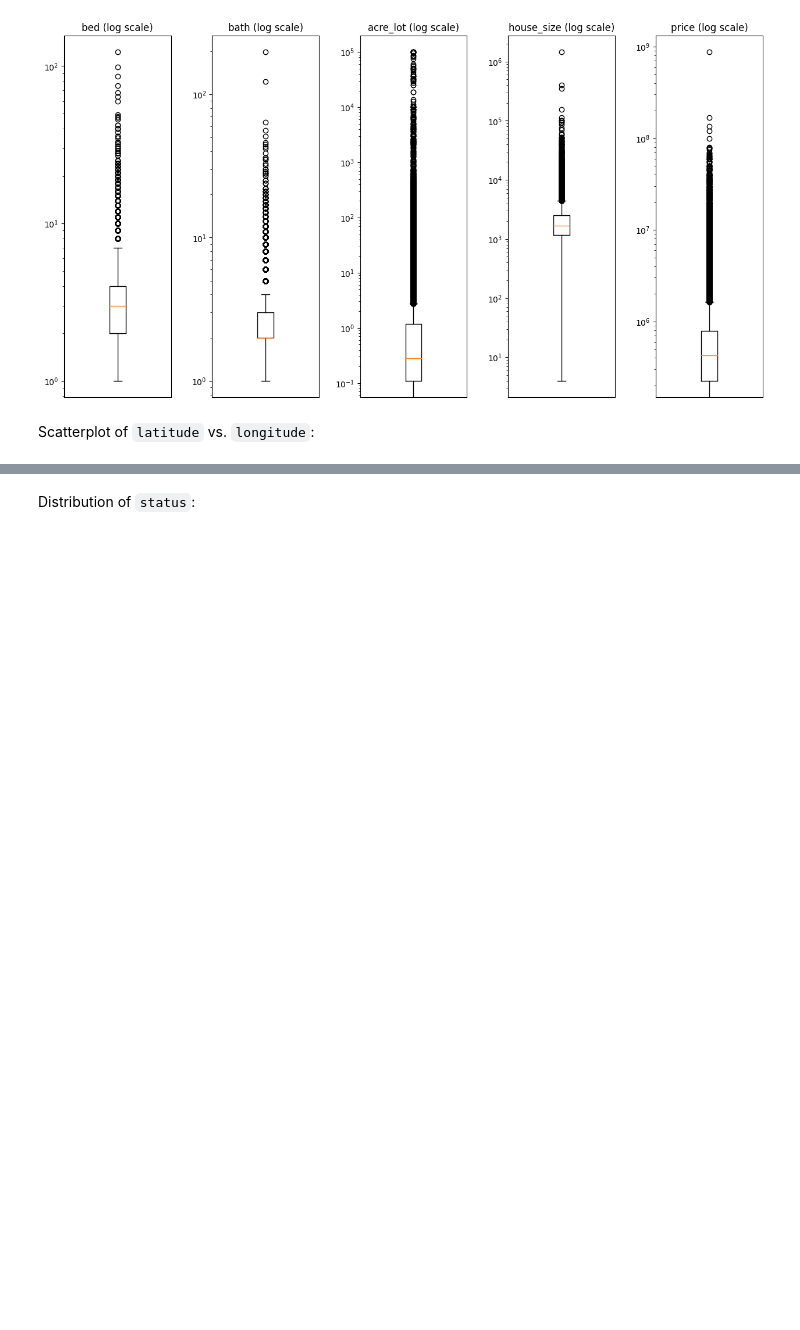
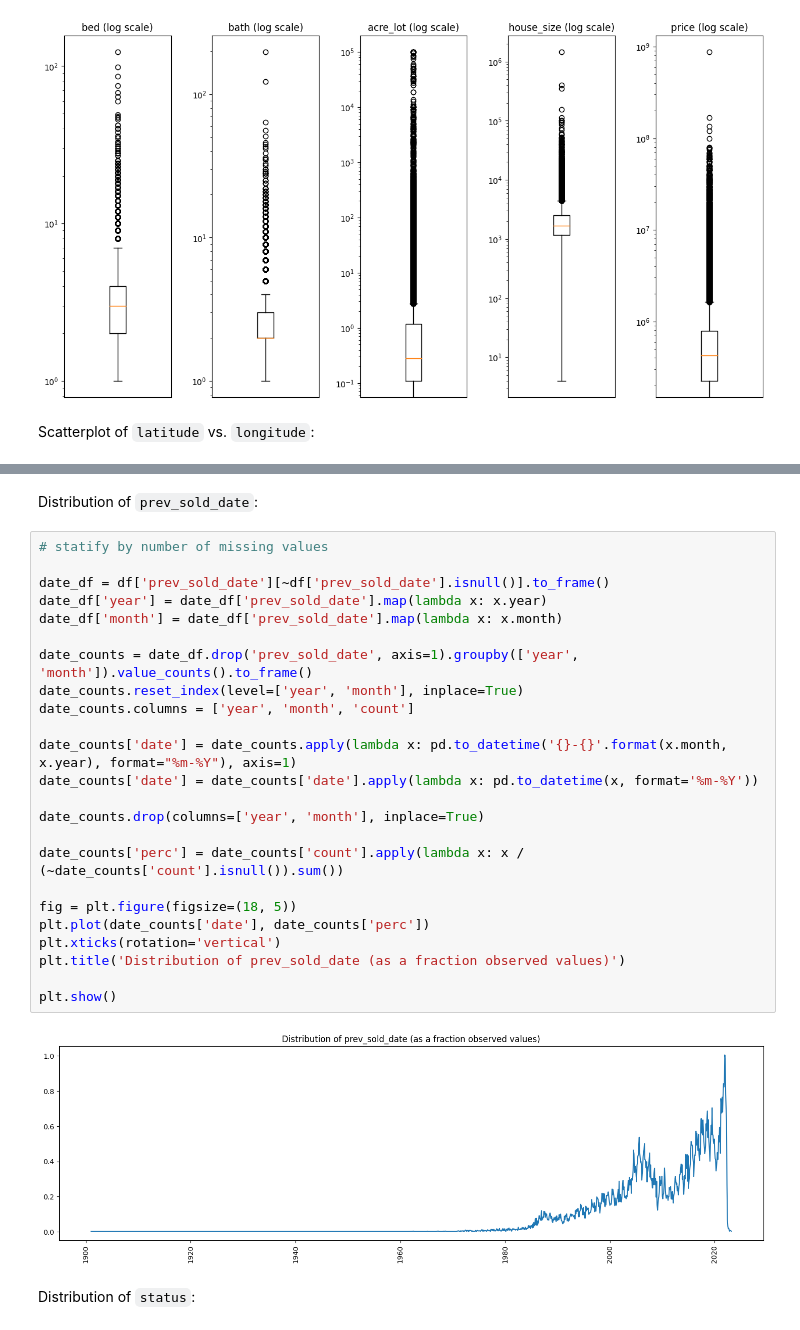
Before and after one commit to kristenvonbecker/housing_prediction_random_forest, a Jupyter notebook: housing_price_prediction.ipynb, the cells around one changed output, grey strips where cells are left out. Cells and saved outputs as stored; diff of their text form; blank space fills up the shorter version.

```diff
--- a/housing_price_prediction.ipynb
+++ b/housing_price_prediction.ipynb
@@ -347,3 +454,31 @@ Text(92.09722222222221, 0.5, 'latitude')
+# %% [markdown]
+Distribution of `prev_sold_date`:
+# %%
+# statify by number of missing values
+
+date_df = df['prev_sold_date'][~df['prev_sold_date'].isnull()].to_frame()
+date_df['year'] = date_df['prev_sold_date'].map(lambda x: x.year)
+date_df['month'] = date_df['prev_sold_date'].map(lambda x: x.month)
+
+date_counts = date_df.drop('prev_sold_date', axis=1).groupby(['year', 'month']).value_counts().to_frame()
+date_counts.reset_index(level=['year', 'month'], inplace=True)
+date_counts.columns = ['year', 'month', 'count']
+
+date_counts['date'] = date_counts.apply(lambda x: pd.to_datetime('{}-{}'.format(x.month, x.year), format="%m-%Y"), axis=1)
+date_counts['date'] = date_counts['date'].apply(lambda x: pd.to_datetime(x, format='%m-%Y'))
+
+date_counts.drop(columns=['year', 'month'], inplace=True)
+
+date_counts['perc'] = date_counts['count'].apply(lambda x: x / (~date_counts['count'].isnull()).sum())
+
+fig = plt.figure(figsize=(18, 5))
+plt.plot(date_counts['date'], date_counts['perc'])
+plt.xticks(rotation='vertical')
+plt.title('Distribution of prev_sold_date (as a fraction observed values)')
+
+plt.show()
+# %% [output]
+[figure, added]
 # %% [markdown]
 Distribution of `status`:
 # %%
```
Also changed, not shown: parts of 79 cells of this notebook.
